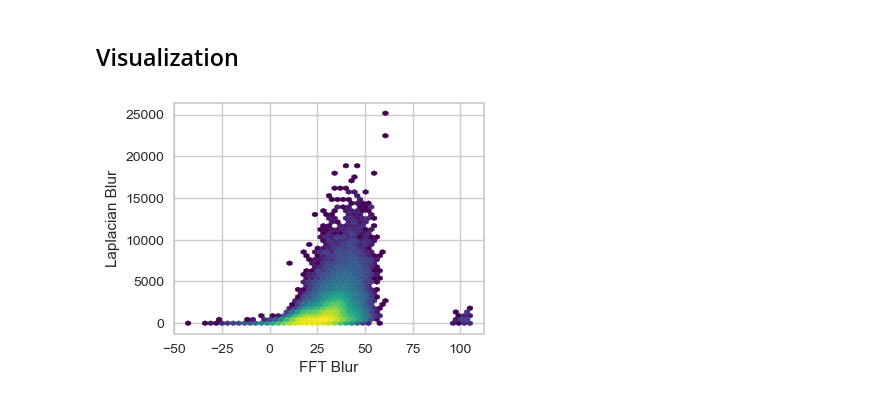
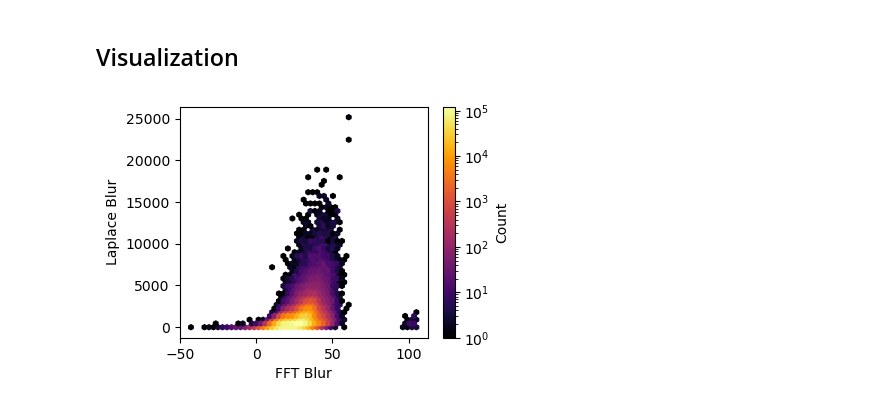
Before and after one commit to fahminlb33/kpu2024-pleno-readability, a Jupyter notebook: notebooks/analysis.ipynb, the cells around one changed output. Drawn from its saved outputs; the diff is of its cells as text; code cells hidden in the pictures.

```diff
--- a/notebooks/analysis.ipynb
+++ b/notebooks/analysis.ipynb
@@ -50,7 +52,7 @@ Data columns (total 43 columns):
 dtypes: float64(21), int64(3), object(19)
 memory usage: 270.1+ MB
 # %%
-df_blur = pd.read_csv("../dataset/result_blur.csv")
-df_blur.info()
+df = pd.read_csv("../dataset/all.csv")
+df.info()
 # %% [output]
 <class 'pandas.core.frame.DataFrame'>
@@ -88,11 +76,10 @@ memory usage: 60.6+ MB
 # %%
-# join table
-df = pd.merge(df_blur, df_hash, on=["kode", "tps", "page"], how='inner')
 df["size_mb"] = df["size_bytes"] / 1024 / 1024
 df["aspect_ratio"] = df["width"] / df["height"]
 df["province_code"] = df["kode"].str.slice(0, 2)
 df["district_code"] = df["kode"].str.slice(2, 4)
 df["province_district_code"] = df["province_code"] + df["district_code"]
 df["id"] = df[["kode", "page"]].apply(lambda x: f"{x.kode}_{x.page}", axis=1)
-df.info()
+
+df.head()
 # %% [output]
@@ -357,9 +344,10 @@ Total Problems: 612282 (34.49%)
 ## Visualization
 # %%
 fig, ax = plt.subplots(figsize=(4, 3))
-ax.hexbin(df["fft_blur"], df["laplacian_blur"], gridsize=50, cmap='viridis', mincnt=1, bins="log")
-ax.set_ylabel("Laplacian Blur")
+hb = ax.hexbin(df["fft_blur"], df["laplacian_blur"], gridsize=50, cmap='inferno', mincnt=1, bins="log")
+ax.set_ylabel("Laplace Blur")
 ax.set_xlabel("FFT Blur")
+fig.colorbar(hb, ax=ax, label="Count")
 plt.show()
 # %% [output]
-[figure, old version]
+[figure, new version]
```
Also changed, not shown: parts of 21 cells of this notebook, 1 other file.
